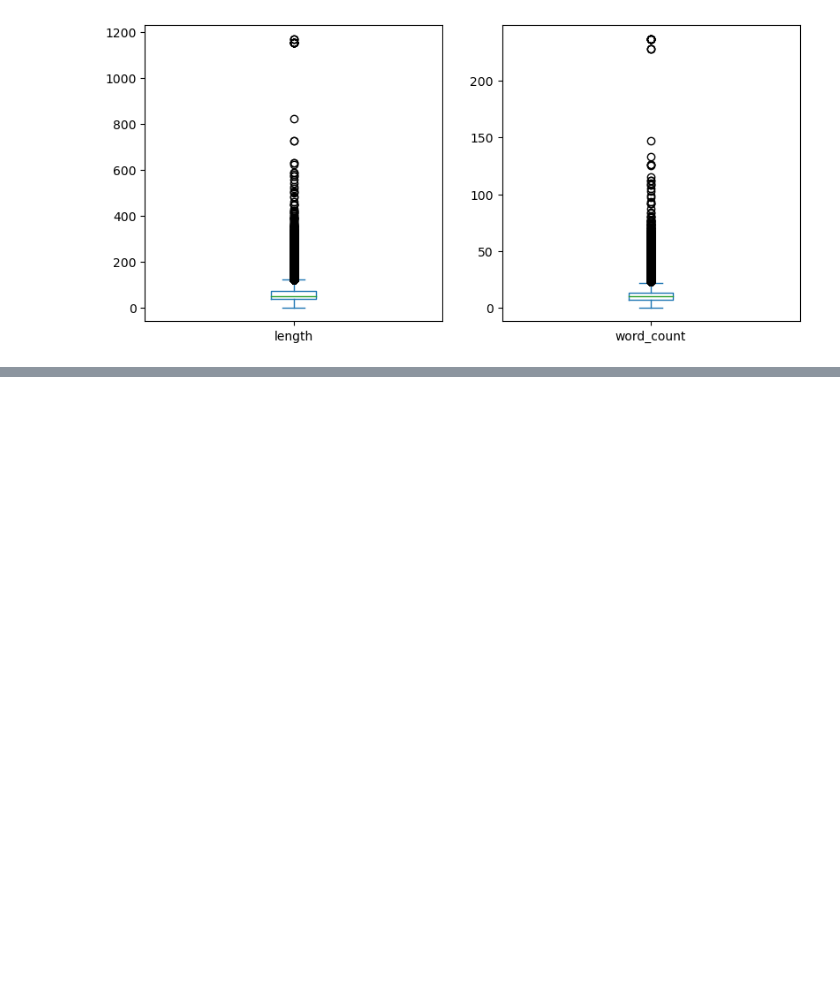
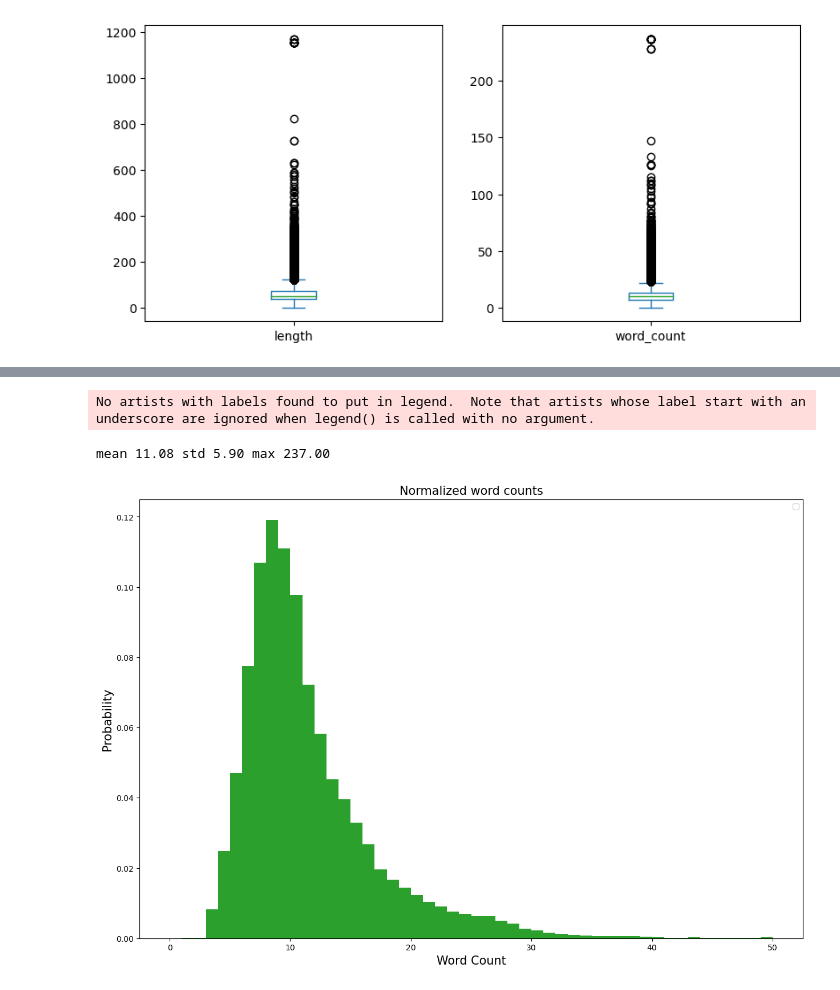
Before and after one commit to Dhouib-Mohamed/Duplicate-Question-Predictor, a Jupyter notebook: notebooks/Exploratory data analysis/questions_analysis.ipynb, the cells around one changed output, grey strips where cells are left out. Saved outputs shown, nothing was run; the diff lists cells and outputs as text; code cells hidden in the pictures; blank space fills up the shorter version.

```diff
--- a/notebooks/Exploratory data analysis/questions_analysis.ipynb
+++ b/notebooks/Exploratory data analysis/questions_analysis.ipynb
@@ -92,2 +109,17 @@ vis.boxPlotAll(df_questions[["length","word_count"]])
+# %%
+dist_words = pairs_qs.apply(lambda x: len(x.split(' ')))
+
+plt.figure(figsize=(15, 10))
+plt.hist(dist_words, bins=50, range=[0, 50], color=pal[2], density=True)
+plt.title('Normalized word counts', fontsize=15)
+plt.legend()
+plt.xlabel('Word Count', fontsize=15)
+plt.ylabel('Probability', fontsize=15)
+
+print('mean {:.2f} std {:.2f} max {:.2f} '.format(dist_words.mean(), dist_words.std(), dist_words.max()))
+# %% [output]
+No artists with labels found to put in legend.  Note that artists whose label start with an underscore are ignored when legend() is called with no argument.
+mean 11.08 std 5.90 max 237.00
+[figure, added]
 # %%
 vis.scatterMatrix(df_questions[["length","word_count"]])
```
Also changed, not shown: parts of 3 cells of this notebook, 1 other file.
